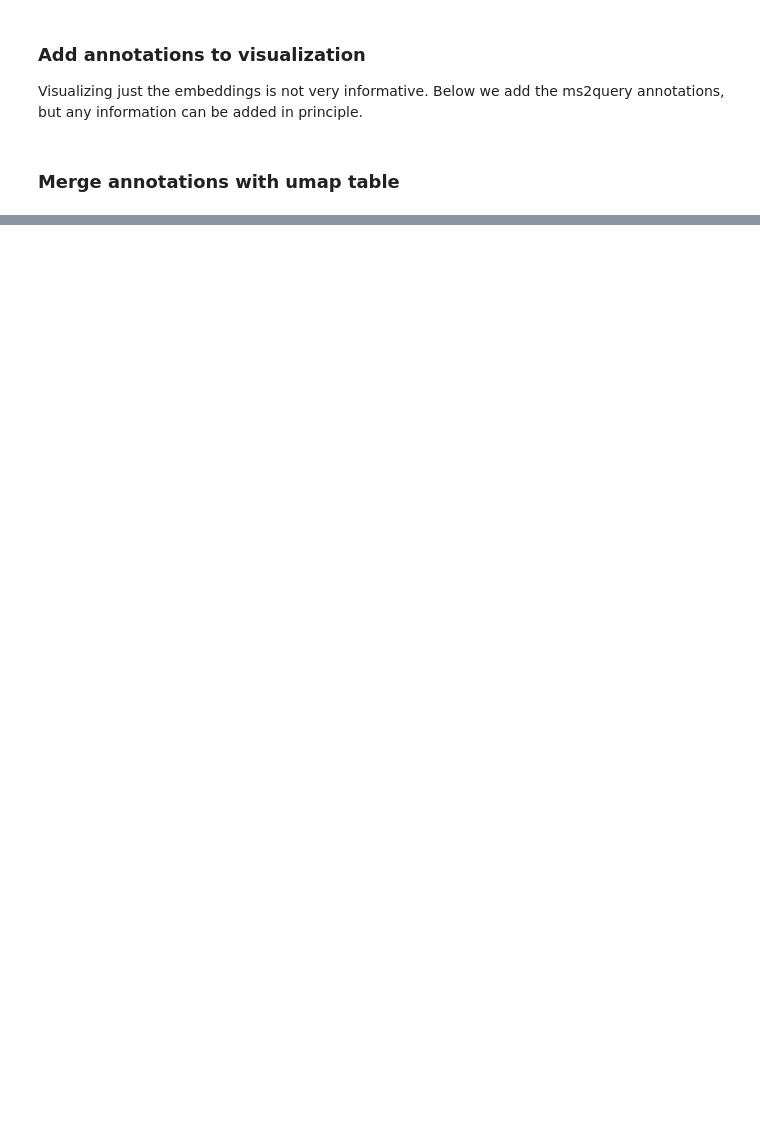
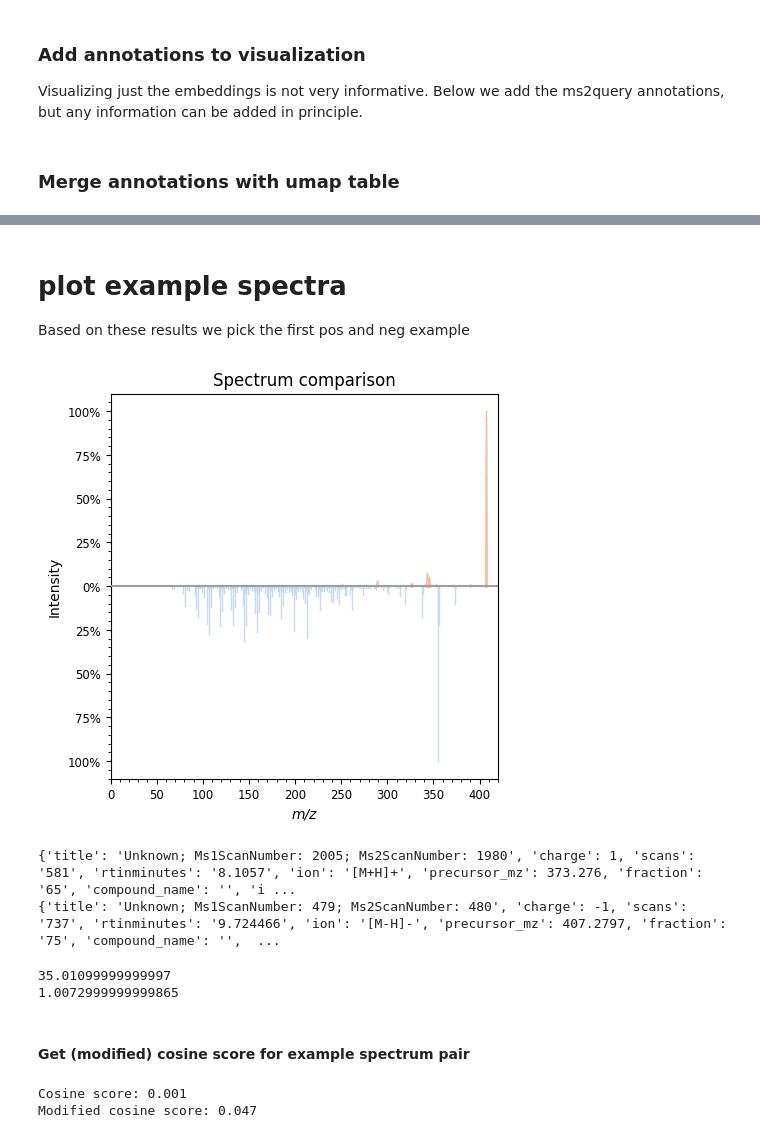
Before and after one commit to matchms/ms2deepscore, a Jupyter notebook: notebooks/case_studies_ms2deepscore_2/visualize_embedding_umap.ipynb, the cells around one changed output, grey strips where cells are left out. Drawn from its saved outputs; the diff is of its cells as text; code cells hidden in the pictures; blank space fills up the shorter version.

Commit message:
Clean up visualize_embedding_umap.ipynb

```diff
--- a/notebooks/case_studies_ms2deepscore_2/visualize_embedding_umap.ipynb
+++ b/notebooks/case_studies_ms2deepscore_2/visualize_embedding_umap.ipynb
@@ -16,7 +15,8 @@ ms2ds_model = MS2DeepScore(model)
 The spectra are precprocessed in the notebook pre_processing_spectra.ipynb
 # %%
 from matchms.importing import load_from_mgf
-spectra = list(load_from_mgf( "./cleaned_spectra_pos_neg_with_numbering.mgf"))
+from tqdm import tqdm
+spectra = list(tqdm(load_from_mgf( "./cleaned_spectra_pos_neg_with_numbering.mgf")))
 # %% [markdown]
 ### Create embeddings
 MS2Deepscore embeddings are a 500 dimensional representation of a spectrum. Similar embeddings should correspond to similar molecules.
@@ -107,0 +206,26 @@ merged_data = pd.merge(embedding_umap_df, ms2query_annotations, on="query_spectr
+# %% [markdown]
+# plot example spectra
+Based on these results we pick the first pos and neg example
+# %%
+from matchms.plotting.spectrum_plots import plot_spectra_mirror
+import matplotlib.pyplot as plt
+selected_spectra =[spectrum for spectrum in spectra if spectrum.get("query_spectrum_nr") in ["neg_1231", "pos_1487", ]]
+# Set compound name to empty string, since matchms by default prints the compound name
+selected_spectra[0].set("compound_name", "")
+selected_spectra[1].set("compound_name", "")
+plt.figure(figsize=(5, 5))
+fig = plot_spectra_mirror(selected_spectra[1], selected_spectra[0], grid=False,
+                          max_mz=420,
+                          color_top = "#FCBBA1",
+                          color_bottom="#C6DBEF"
+                         )
+ # "positive": "#C6DBEF", "negative": "#FCBBA1"
+plt.savefig("./spectrum_comparison_cholin_acid.svg", bbox_inches='tight')
+# %% [output]
+[figure, added]
+# %%
+print(selected_spectra[0].metadata)
+print(selected_spectra[1].metadata)
+# %% [output]
+{'title': 'Unknown; Ms1ScanNumber: 2005; Ms2ScanNumber: 1980', 'charge': 1, 'scans': '581', 'rtinminutes': '8.1057', 'ion': '[M+H]+', 'precursor_mz': 373.276, 'fraction': '65', 'compound_name': '', 'i ...
+{'title': 'Unknown; Ms1ScanNumber: 479; Ms2ScanNumber: 480', 'charge': -1, 'scans': '737', 'rtinminutes': '9.724466', 'ion': '[M-H]-', 'precursor_mz': 407.2797, 'fraction': '75', 'compound_name': '',  ...
@@ -107,0 +234,20 @@ merged_data = pd.merge(embedding_umap_df, ms2query_annotations, on="query_spectr
+# %%
+mass_diff = cholic_acid_mass - selected_spectra[0].get("precursor_mz")
+print(mass_diff)
+mass_diff = cholic_acid_mass - selected_spectra[1].get("precursor_mz")
+print(mass_diff)
+# %% [output]
+35.01099999999997
+1.0072999999999865
+# %% [markdown]
+#### Get (modified) cosine score for example spectrum pair
+# %%
+import matchms.similarity as mssim
+
+similarity_cosine = mssim.CosineGreedy(tolerance=0.1).pair(selected_spectra[0], selected_spectra[1])
+similarity_modified_cosine = mssim.ModifiedCosine(tolerance=0.1).pair(selected_spectra[0], selected_spectra[1])
+print(f"Cosine score: {similarity_cosine['score']:.3f}")
+print(f"Modified cosine score: {similarity_modified_cosine['score']:.3f}")
+# %% [output]
+Cosine score: 0.001
+Modified cosine score: 0.047
```
Also changed, not shown: parts of 20 cells of this notebook.
